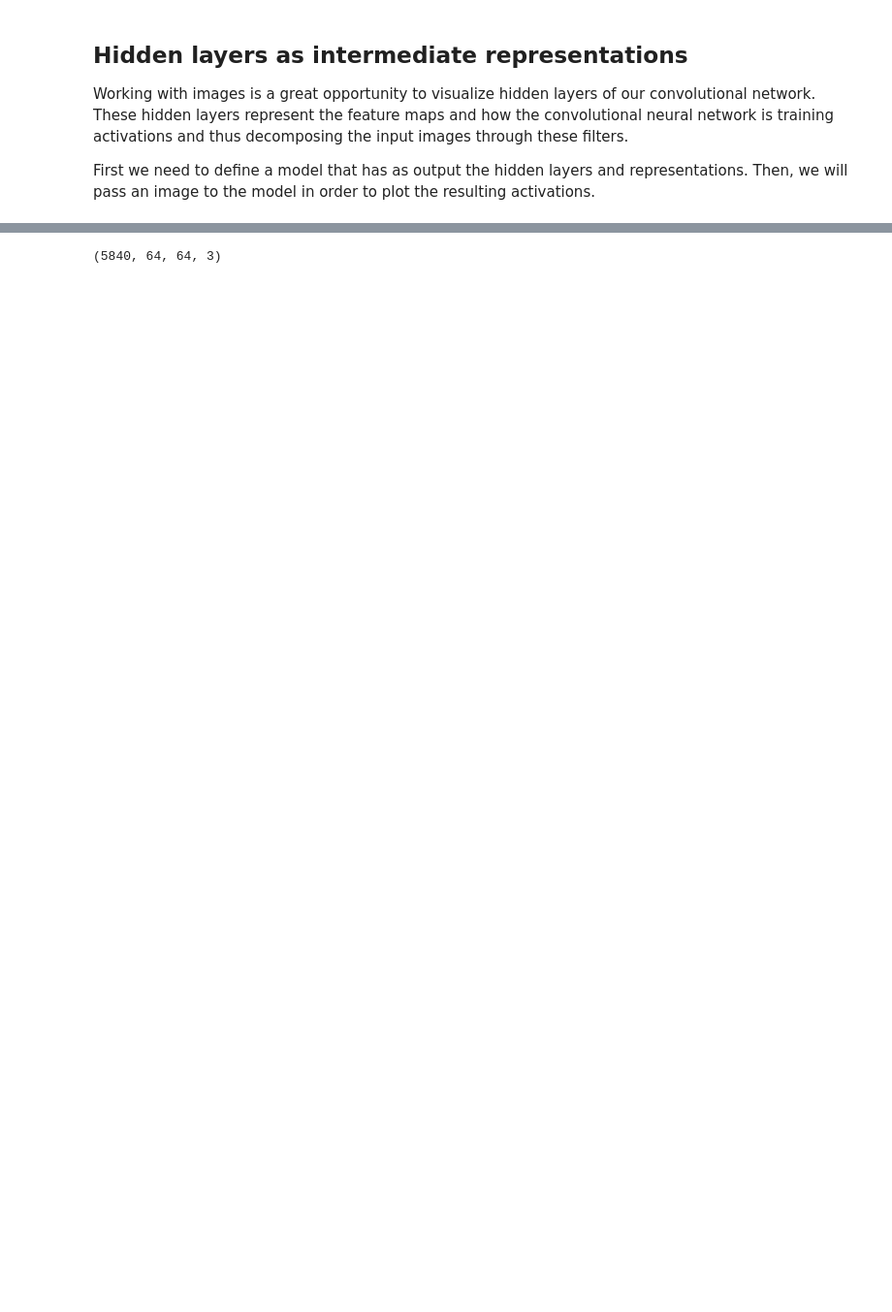
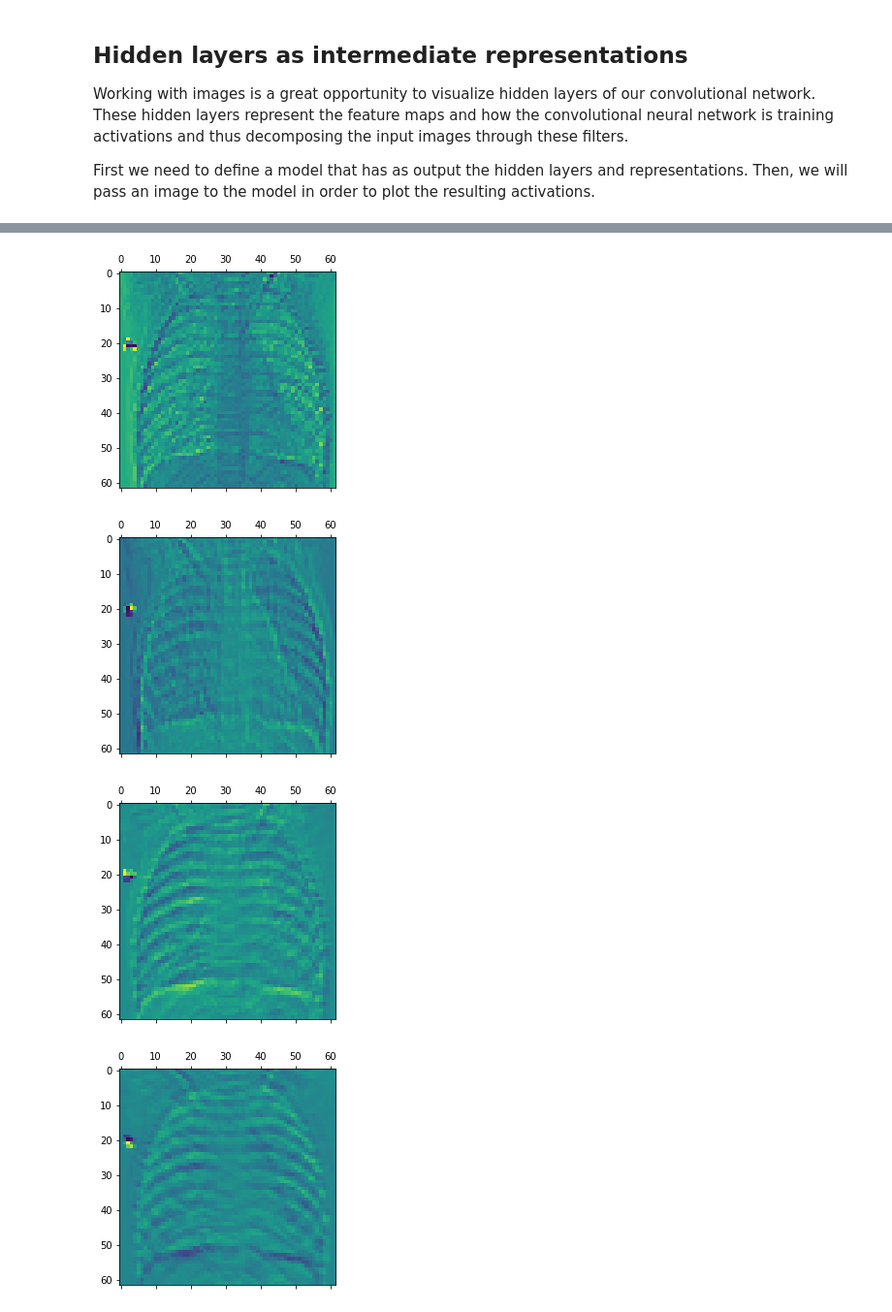
Before and after one commit to Tepi994/statistical-learning2, a Jupyter notebook: final_project/convolutional_neural_network.ipynb, the cells around one changed output, grey strips where cells are left out. Shown at 97% size. Saved outputs shown, nothing was run; the diff lists cells and outputs as text; code cells hidden in the pictures; blank space fills up the shorter version.

```diff
--- a/final_project/convolutional_neural_network.ipynb
+++ b/final_project/convolutional_neural_network.ipynb
@@ -240,4 +335,12 @@ while i < channels:
-# %%
-X.shape
-# %% [output]
-(5840, 64, 64, 3)
+# %%
+third_layer_activation =np.array(activations[3])
+channels = third_layer_activation.shape[1]
+i = 1
+while i < channels:
+    plt.matshow(first_layer_activation[0, :, :,i], cmap='viridis')
+    i+=1
+# %% [output]
+[figure, added]
+[figure, added]
+[figure, added]
+[figure, added]
```
Also changed, not shown: parts of 24 cells of this notebook, 2 other files.
